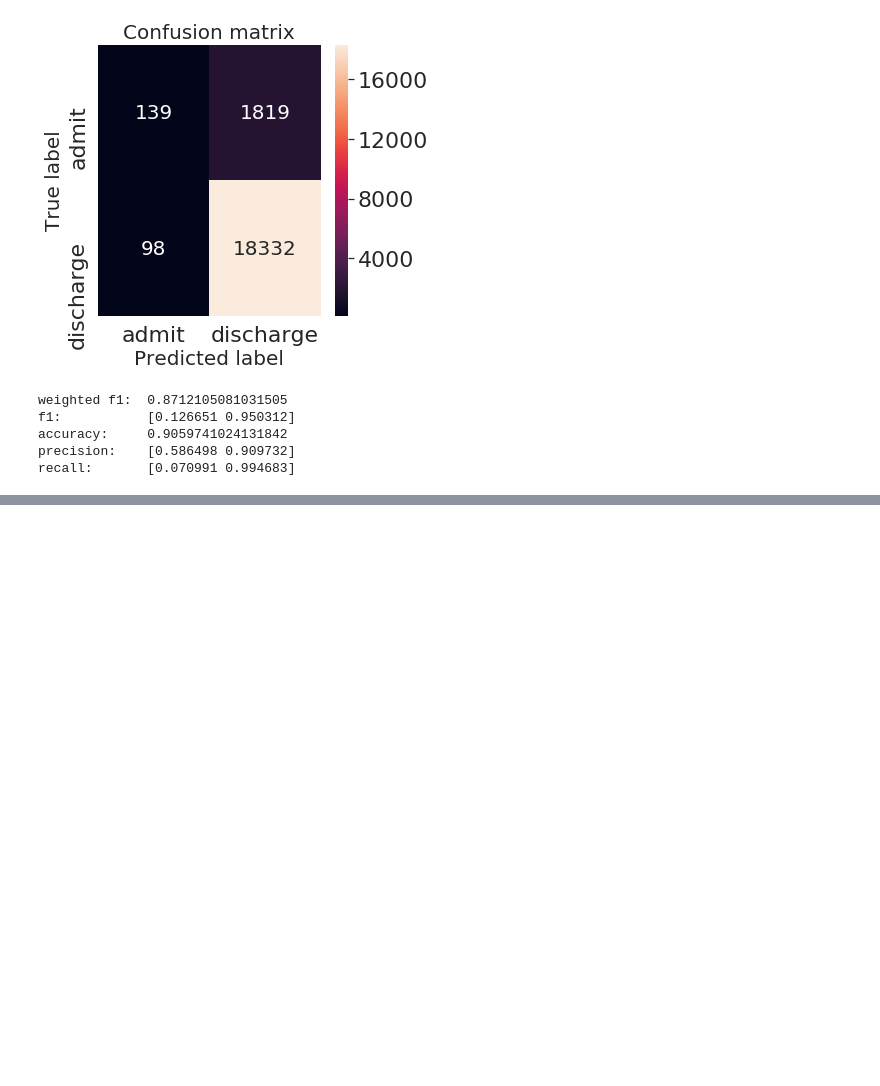
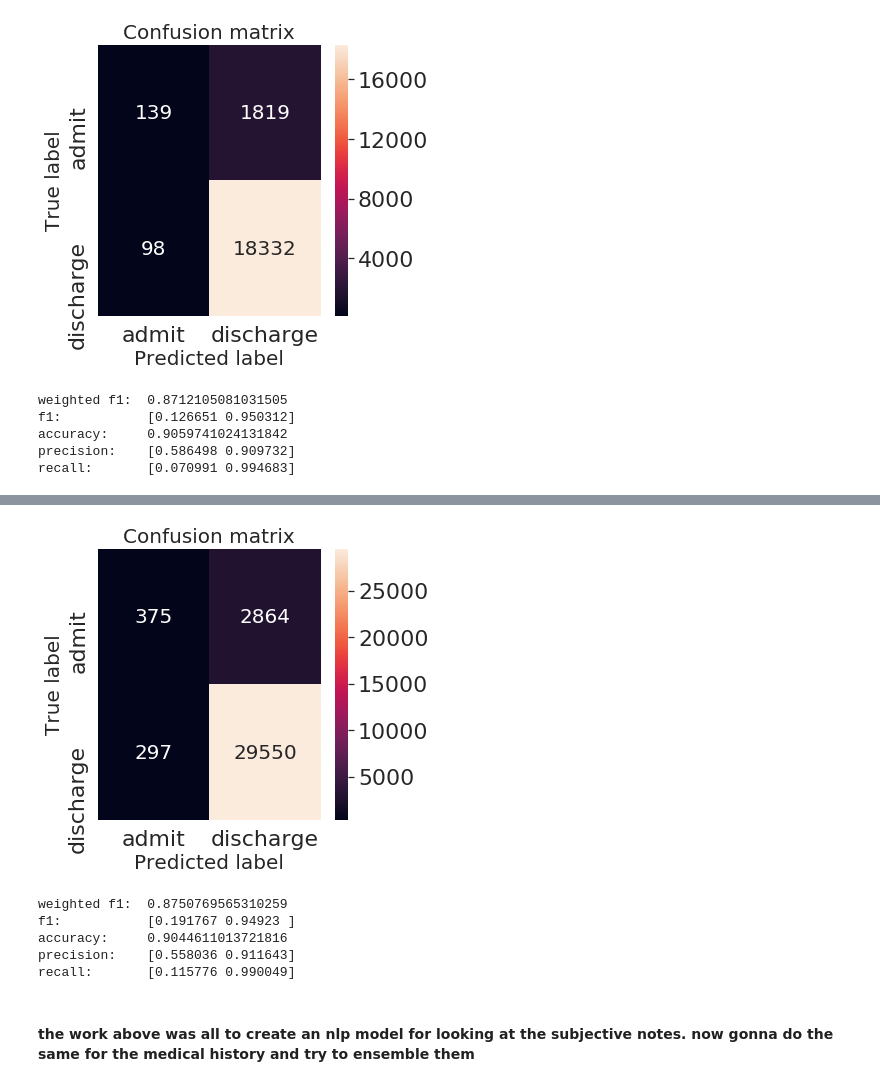
Before and after one commit to Jaskolk/ed-triage, a Jupyter notebook: ED_triage_sentiment_v4.ipynb, the cells around one changed output, grey strips where cells are left out. Cells and saved outputs as stored; diff of their text form; code cells hidden in the pictures; blank space fills up the shorter version.

```diff
--- a/ED_triage_sentiment_v4.ipynb
+++ b/ED_triage_sentiment_v4.ipynb
@@ -160,0 +203,35 @@ sent_learn.save(path + '/models/edsentv3')
+# %%
+preds, targets = sent_learn.get_preds(DatasetType.Valid)
+predictions = np.argmax(preds, axis = 1)
+# %%
+sns.set(font_scale=2)
+
+LABELS = data_clas.classes
+
+confusion_matrix = metrics.confusion_matrix(targets, predictions)
+
+plt.figure(figsize=(5, 5))
+sns.heatmap(confusion_matrix, xticklabels=LABELS, yticklabels=LABELS, annot=True, fmt="d", annot_kws={"size": 20});
+plt.title("Confusion matrix", fontsize=20)
+plt.ylabel('True label', fontsize=20)
+plt.xlabel('Predicted label', fontsize=20)
+plt.show()
+# %% [output]
+[figure, added]
+# %%
+f1_w = sklearn.metrics.f1_score(targets, predictions, average='weighted')
+f1 = sklearn.metrics.f1_score(targets, predictions, average=None)
+acc = sklearn.metrics.accuracy_score(targets, predictions)
+prec = sklearn.metrics.precision_score(targets,predictions, average = None)
+rec = sklearn.metrics.recall_score(targets,predictions, average = None)
+print ('weighted f1: ', f1_w)
+print ('f1:          ', f1)
+print ('accuracy:    ', acc)
+print ('precision:   ', prec)
+print ('recall:      ', rec)
+# %% [output]
+weighted f1:  0.8750769565310259
+f1:           [0.191767 0.94923 ]
+accuracy:     0.9044611013721816
+precision:    [0.558036 0.911643]
+recall:       [0.115776 0.990049]
@@ -160,0 +240,2 @@ sent_learn.save(path + '/models/edsentv3')
+# %% [markdown]
+#### the work above was all to create an nlp model for looking at the subjective notes.  now gonna do the same for the medical history and try to ensemble them
```
Also changed, not shown: parts of 15 cells of this notebook.
